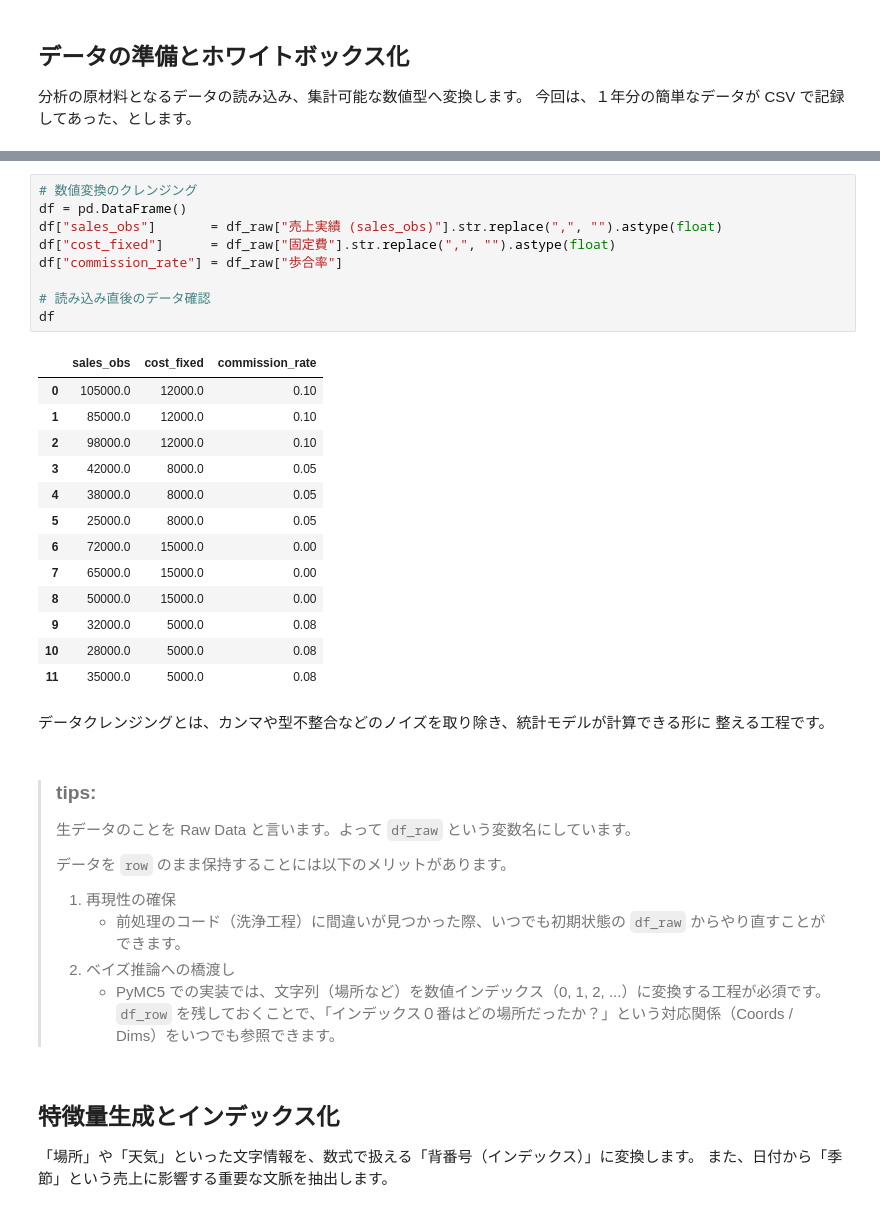
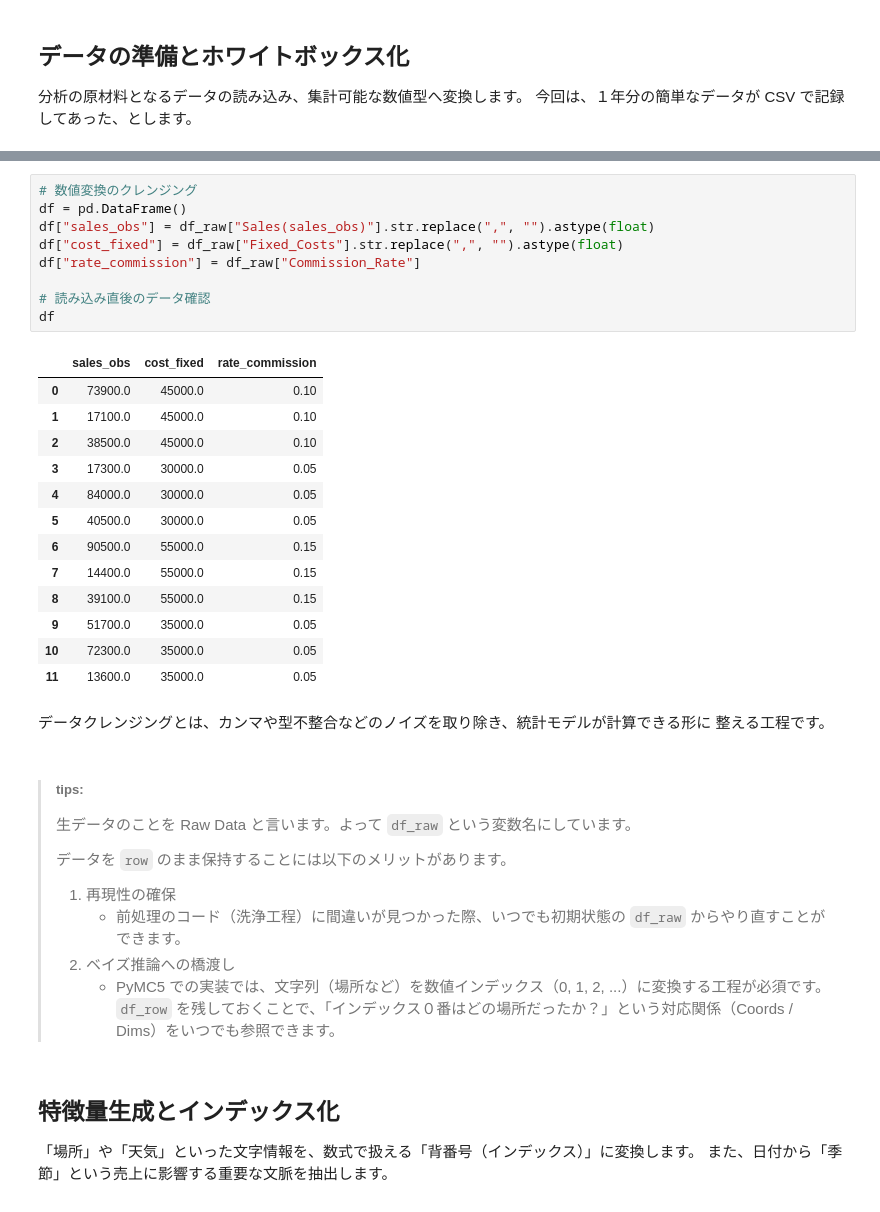
Before and after one commit to petalab-io/bayesian-iroha, a Jupyter notebook: notebooks/03_Sales_forecast_by_market_location/hierarchical_baysian_linear_regression.ipynb, the cells around one changed output, grey strips where cells are left out. Drawn from its saved outputs; the diff is of its cells as text.

```diff
--- a/notebooks/03_Sales_forecast_by_market_location/hierarchical_baysian_linear_regression.ipynb
+++ b/notebooks/03_Sales_forecast_by_market_location/hierarchical_baysian_linear_regression.ipynb
@@ -78,31 +79,31 @@ df_raw
 # %%
 # 数値変換のクレンジング
 df = pd.DataFrame()
-df["sales_obs"]       = df_raw["売上実績 (sales_obs)"].str.replace(",", "").astype(float)
-df["cost_fixed"]      = df_raw["固定費"].str.replace(",", "").astype(float)
-df["commission_rate"] = df_raw["歩合率"]
+df["sales_obs"] = df_raw["Sales(sales_obs)"].str.replace(",", "").astype(float)
+df["cost_fixed"] = df_raw["Fixed_Costs"].str.replace(",", "").astype(float)
+df["rate_commission"] = df_raw["Commission_Rate"]
 
 # 読み込み直後のデータ確認
 df
 # %% [output]
-|  | sales_obs | cost_fixed | commission_rate |
-| 0 | 105000.0 | 12000.0 | 0.10 |
-| 1 | 85000.0 | 12000.0 | 0.10 |
-| 2 | 98000.0 | 12000.0 | 0.10 |
-| 3 | 42000.0 | 8000.0 | 0.05 |
-| 4 | 38000.0 | 8000.0 | 0.05 |
-| 5 | 25000.0 | 8000.0 | 0.05 |
-| 6 | 72000.0 | 15000.0 | 0.00 |
-| 7 | 65000.0 | 15000.0 | 0.00 |
-| 8 | 50000.0 | 15000.0 | 0.00 |
-| 9 | 32000.0 | 5000.0 | 0.08 |
-| 10 | 28000.0 | 5000.0 | 0.08 |
-| 11 | 35000.0 | 5000.0 | 0.08 |
+|  | sales_obs | cost_fixed | rate_commission |
+| 0 | 73900.0 | 45000.0 | 0.10 |
+| 1 | 17100.0 | 45000.0 | 0.10 |
+| 2 | 38500.0 | 45000.0 | 0.10 |
+| 3 | 17300.0 | 30000.0 | 0.05 |
+| 4 | 84000.0 | 30000.0 | 0.05 |
+| 5 | 40500.0 | 30000.0 | 0.05 |
+| 6 | 90500.0 | 55000.0 | 0.15 |
+| 7 | 14400.0 | 55000.0 | 0.15 |
+| 8 | 39100.0 | 55000.0 | 0.15 |
+| 9 | 51700.0 | 35000.0 | 0.05 |
+| 10 | 72300.0 | 35000.0 | 0.05 |
+| 11 | 13600.0 | 35000.0 | 0.05 |
 # %% [markdown]
 データクレンジングとは、カンマや型不整合などのノイズを取り除き、統計モデルが計算できる形に
 整える工程です。
 # %% [markdown]
-> ### tips:
+> ##### tips:
 > 生データのことを Raw Data と言います。よって `df_raw` という変数名にしています。
 >
 > データを `row` のまま保持することには以下のメリットがあります。
```
Also changed, not shown: parts of 32 cells of this notebook, 1 other file.
